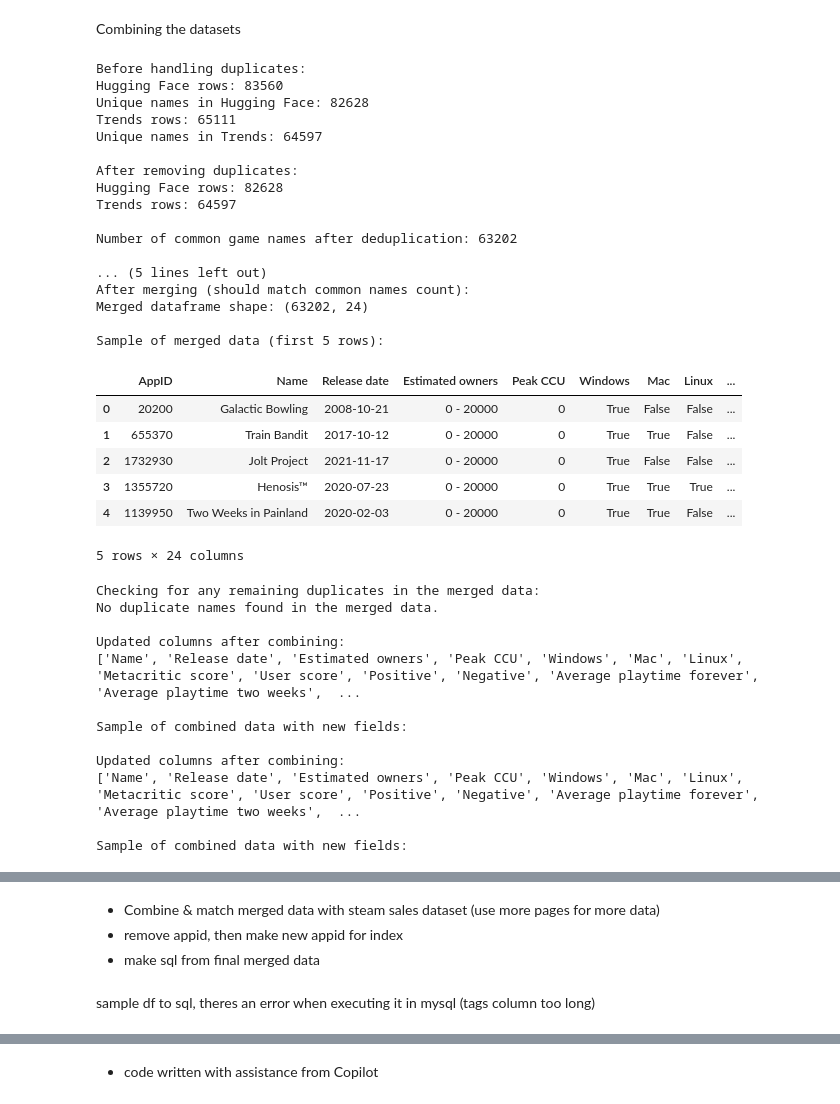
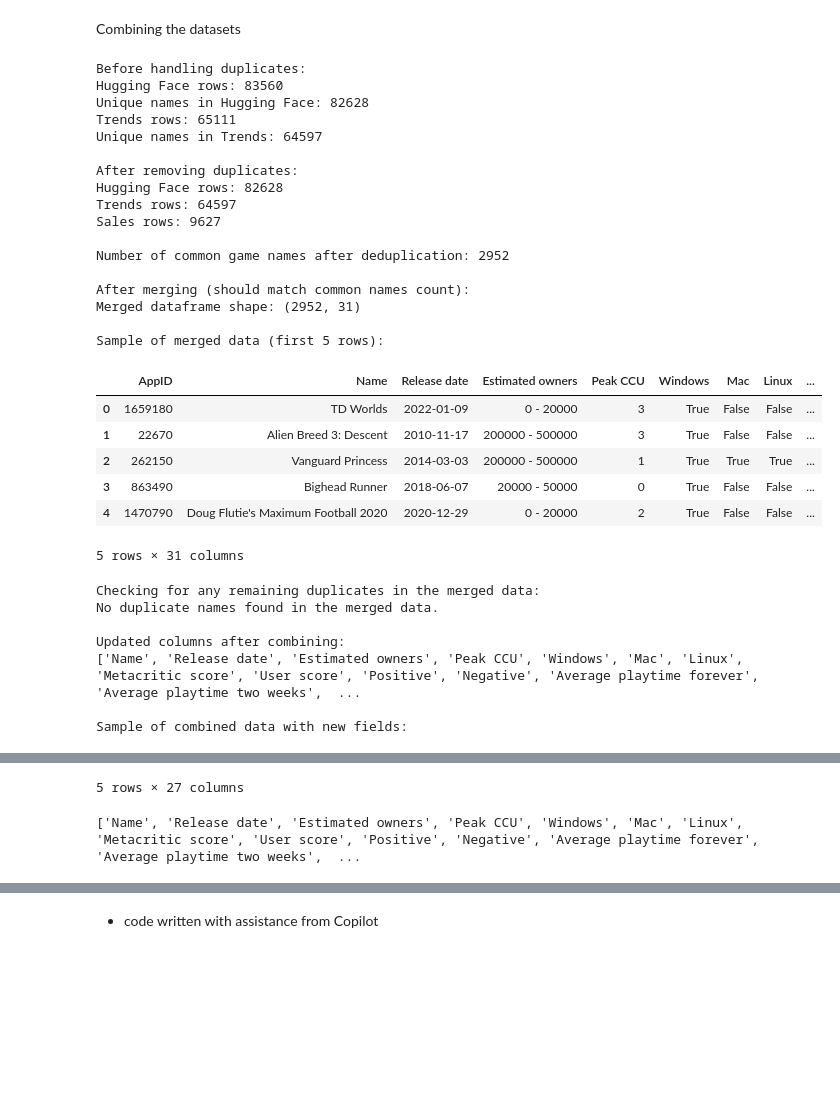
Before and after one commit to markcelemen/stadvdb-mco1, a Jupyter notebook: etl_steamdata.ipynb, the cells around one changed output, grey strips where cells are left out. Saved outputs shown, nothing was run; the diff lists cells and outputs as text; code cells hidden in the pictures; blank space fills up the shorter version.

```diff
--- a/etl_steamdata.ipynb
+++ b/etl_steamdata.ipynb
@@ -401,6 +423,7 @@ def normalize_name(name):
 # Create normalized name columns
 df_hf['name_norm'] = df_hf['Name'].apply(normalize_name)
 df_trends['name_norm'] = df_trends['Name'].apply(normalize_name)
+df_sales['name_norm'] = df_sales['Name'].apply(normalize_name)
 
 # Handle duplicates by keeping only the first occurrence of each game
 print("Before handling duplicates:")
@@ -412,24 +435,33 @@ print(f"Unique names in Trends: {df_trends['name_norm'].nunique()}")
 # Keep only the first occurrence of each game in both dataframes
 df_hf_deduped = df_hf.drop_duplicates(subset=['name_norm'], keep='first')
 df_trends_deduped = df_trends.drop_duplicates(subset=['name_norm'], keep='first')
+df_sales_deduped = df_sales.drop_duplicates(subset=['name_norm'], keep='first')
 
 print("\nAfter removing duplicates:")
 print(f"Hugging Face rows: {len(df_hf_deduped)}")
 print(f"Trends rows: {len(df_trends_deduped)}")
+print(f"Sales rows: {len(df_sales_deduped)}")
 
-# Find common names after deduplication
-common_names = set(df_hf_deduped['name_norm']).intersection(
-    set(df_trends_deduped['name_norm'])
-)
+# Find common names after deduplication (intersection of all three)
+common_names = set(df_hf_deduped['name_norm']) & set(df_trends_deduped['name_norm']) & set(df_sales_deduped['name_norm'])
 print(f"\nNumber of common game names after deduplication: {len(common_names)}")
 
-# Perform the merge on deduplicated data
-merged_df = pd.merge(
-    df_hf_deduped,
-    df_trends_deduped.drop(columns=['Name']),
+# Filter all three dataframes to only common names
+df_hf_common = df_hf_deduped[df_hf_deduped['name_norm'].isin(common_names)]
+df_trends_common = df_trends_deduped[df_trends_deduped['name_norm'].isin(common_names)]
+df_sales_common = df_sales_deduped[df_sales_deduped['name_norm'].isin(common_names)]
+
+# Merge all three on name_norm
+merged_df = df_hf_common.merge(
+    df_trends_common.drop(columns=['Name']),
     on='name_norm',
     how='inner',
     suffixes=('_hf', '_trends')
+).merge(
+    df_sales_common.drop(columns=['Name']),
+    on='name_norm',
+    how='inner',
+    suffixes=('', '_sales')
 )
 
 print("\nAfter merging (should match common names count):")
@@ -473,42 +505,42 @@ merged_df = merged_df.drop(columns=[
     'Release Date',
     'Tags_hf',
     'Tags_trends',
     'App ID',
     'AppID'
 ])
 
 print("\nUpdated columns after combining:")
 print(merged_df.columns.tolist())
 print("\nSample of combined data with new fields:")
 display(merged_df.head())
 
 # to csv
 merged_df.to_csv('df_merged_hf_trends.csv', index=False)
 # %% [output]
 Before handling duplicates:
 Hugging Face rows: 83560
 Unique names in Hugging Face: 82628
 Trends rows: 65111
 Unique names in Trends: 64597
 
 After removing duplicates:
 Hugging Face rows: 82628
 Trends rows: 64597
+Sales rows: 9627
 
-Number of common game names after deduplication: 63202
+Number of common game names after deduplication: 2952
 
-... (5 lines left out)
 After merging (should match common names count):
-Merged dataframe shape: (63202, 24)
+Merged dataframe shape: (2952, 31)
 
 Sample of merged data (first 5 rows):
 |  | AppID | Name | Release date | Estimated owners | Peak CCU | Windows | Mac | Linux | ... |
-| 0 | 20200 | Galactic Bowling | 2008-10-21 | 0 - 20000 | 0 | True | False | False | ... |
-| 1 | 655370 | Train Bandit | 2017-10-12 | 0 - 20000 | 0 | True | True | False | ... |
-| 2 | 1732930 | Jolt Project | 2021-11-17 | 0 - 20000 | 0 | True | False | False | ... |
-| 3 | 1355720 | Henosis™ | 2020-07-23 | 0 - 20000 | 0 | True | True | True | ... |
-| 4 | 1139950 | Two Weeks in Painland | 2020-02-03 | 0 - 20000 | 0 | True | True | False | ... |
+| 0 | 1659180 | TD Worlds | 2022-01-09 | 0 - 20000 | 3 | True | False | False | ... |
+| 1 | 22670 | Alien Breed 3: Descent | 2010-11-17 | 200000 - 500000 | 3 | True | False | False | ... |
+| 2 | 262150 | Vanguard Princess | 2014-03-03 | 200000 - 500000 | 1 | True | True | True | ... |
+| 3 | 863490 | Bighead Runner | 2018-06-07 | 20000 - 50000 | 0 | True | False | False | ... |
+| 4 | 1470790 | Doug Flutie's Maximum Football 2020 | 2020-12-29 | 0 - 20000 | 2 | True | False | False | ... |
-5 rows × 24 columns
+5 rows × 31 columns
 Checking for any remaining duplicates in the merged data:
 No duplicate names found in the merged data.
 
@@ -516,9 +548,4 @@ Updated columns after combining:
 ['Name', 'Release date', 'Estimated owners', 'Peak CCU', 'Windows', 'Mac', 'Linux', 'Metacritic score', 'User score', 'Positive', 'Negative', 'Average playtime forever', 'Average playtime two weeks',  ...
 
 Sample of combined data with new fields:
-
-Updated columns after combining:
-['Name', 'Release date', 'Estimated owners', 'Peak CCU', 'Windows', 'Mac', 'Linux', 'Metacritic score', 'User score', 'Positive', 'Negative', 'Average playtime forever', 'Average playtime two weeks',  ...
-
-Sample of combined data with new fields:
 |  | Name | Release date | Estimated owners | Peak CCU | Windows | Mac | Linux | Metacritic score | ... |
@@ -530,6 +557 @@ Sample of combined data with new fields:
+5 rows × 27 columns
-# %% [markdown]
-- Combine & match merged data with steam sales dataset (use more pages for more data)
-- remove appid, then make new appid for index
-- make sql from final merged data
-# %% [markdown]
-sample df to sql, theres an error when executing it in mysql (tags column too long)
@@ -574,0 +558,4 @@ with open('Dim_Game_mysql.sql', 'w', encoding='utf-8') as f:
+# %%
+print(merged_df.columns.tolist())
+# %% [output]
+['Name', 'Release date', 'Estimated owners', 'Peak CCU', 'Windows', 'Mac', 'Linux', 'Metacritic score', 'User score', 'Positive', 'Negative', 'Average playtime forever', 'Average playtime two weeks',  ...
```
Also changed, not shown: parts of 21 cells of this notebook, 1 other file.
